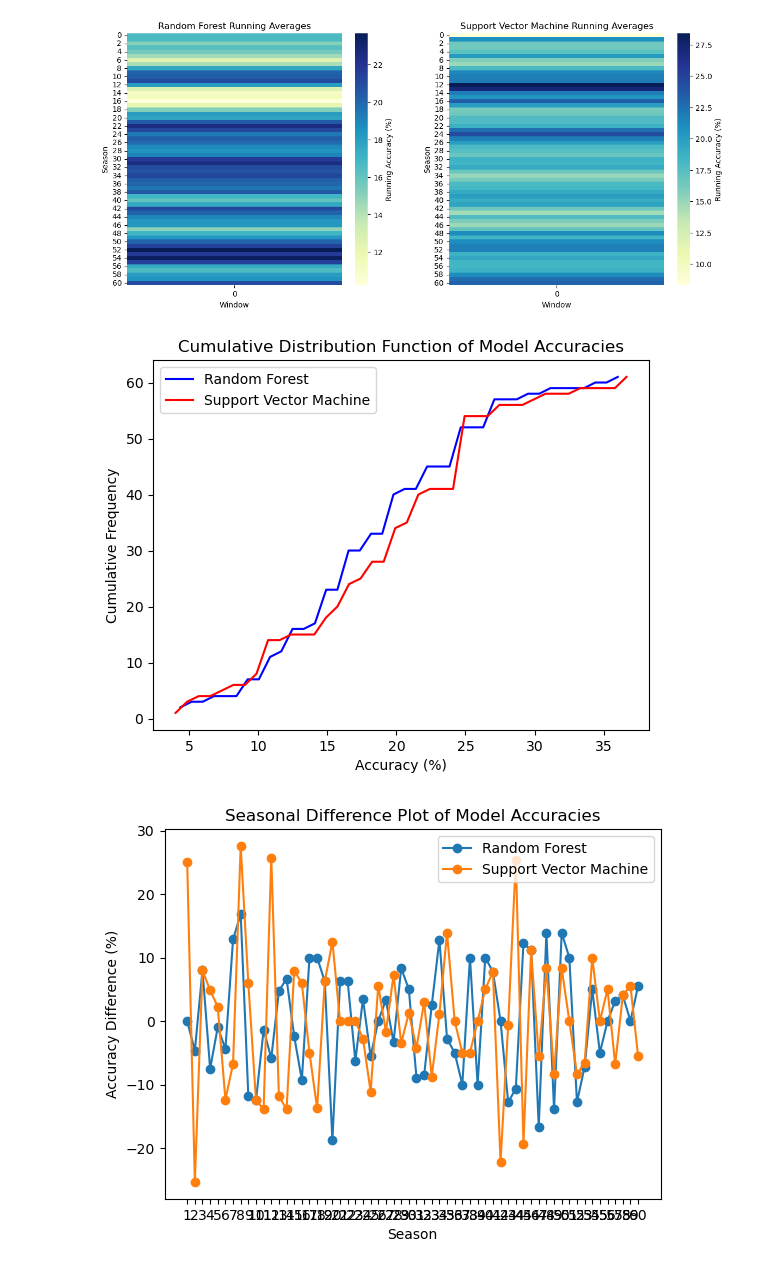
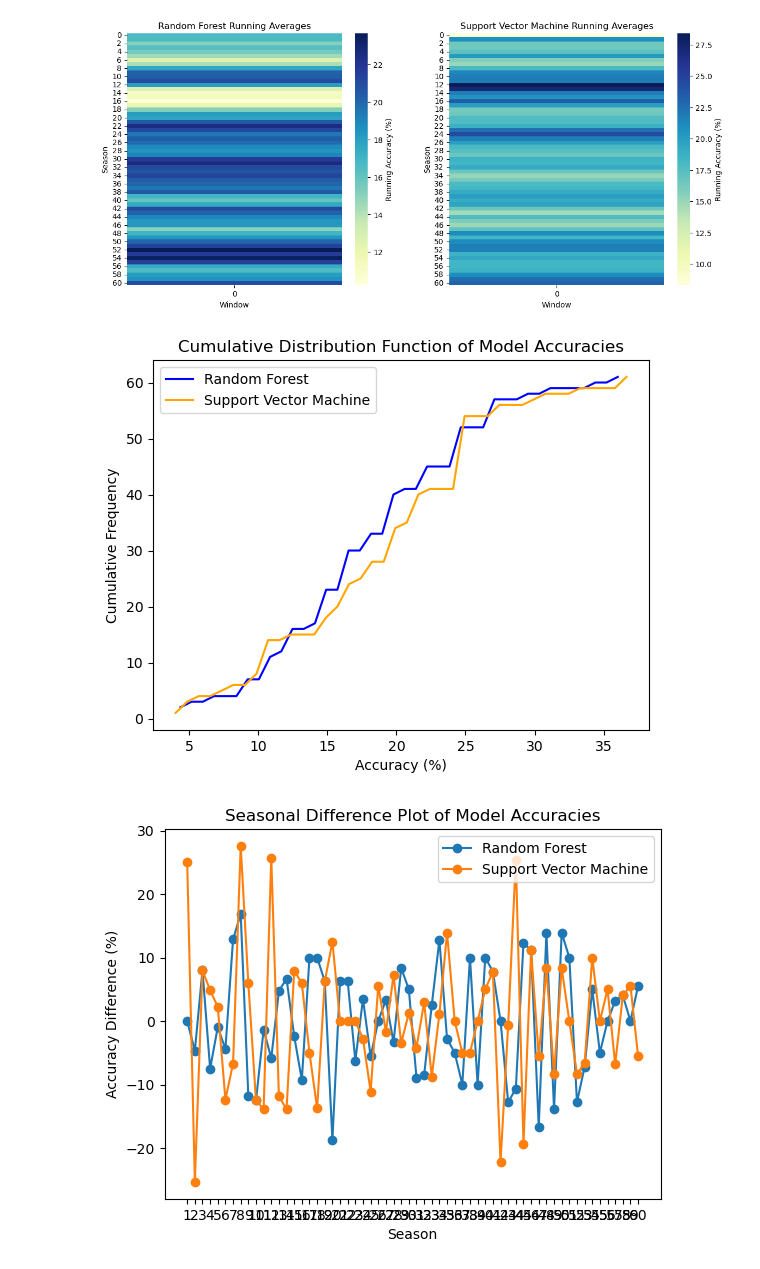
Before and after one commit to DotSumWedge/SurvivorAnalysis, a Jupyter notebook: SurvivorLabTwo.ipynb, the cells around one changed output. Saved outputs shown, nothing was run; the diff lists cells and outputs as text; code cells hidden in the pictures.

```diff
--- a/SurvivorLabTwo.ipynb
+++ b/SurvivorLabTwo.ipynb
@@ -549,22 +549,22 @@ plt.show()
 # %%
 # Compute CDF for Random Forest accuracies
 values_rf, base_rf = np.histogram(accuracies_random_forest, bins=40)
 cumulative_rf = np.cumsum(values_rf)
 
 # Compute CDF for Support Vector Machine accuracies
 values_svm, base_svm = np.histogram(accuracies_support_vector_machine, bins=40)
 cumulative_svm = np.cumsum(values_svm)
 
 plt.plot(base_rf[:-1], cumulative_rf, c='blue', label='Random Forest')
-plt.plot(base_svm[:-1], cumulative_svm, c='red', label='Support Vector Machine')
+plt.plot(base_svm[:-1], cumulative_svm, c='orange', label='Support Vector Machine')
 
 plt.title('Cumulative Distribution Function of Model Accuracies')
 plt.xlabel('Accuracy (%)')
 plt.ylabel('Cumulative Frequency')
 plt.legend()  # To distinguish between different lines in the plot
 plt.show()
 # %% [output]
-[figure, old version]
+[figure, new version]
 # %%
 # Compute differences for Random Forest accuracies
 differences_rf = [j - i for i, j in zip(accuracies_random_forest[:-1], accuracies_random_forest[1:])]
```
